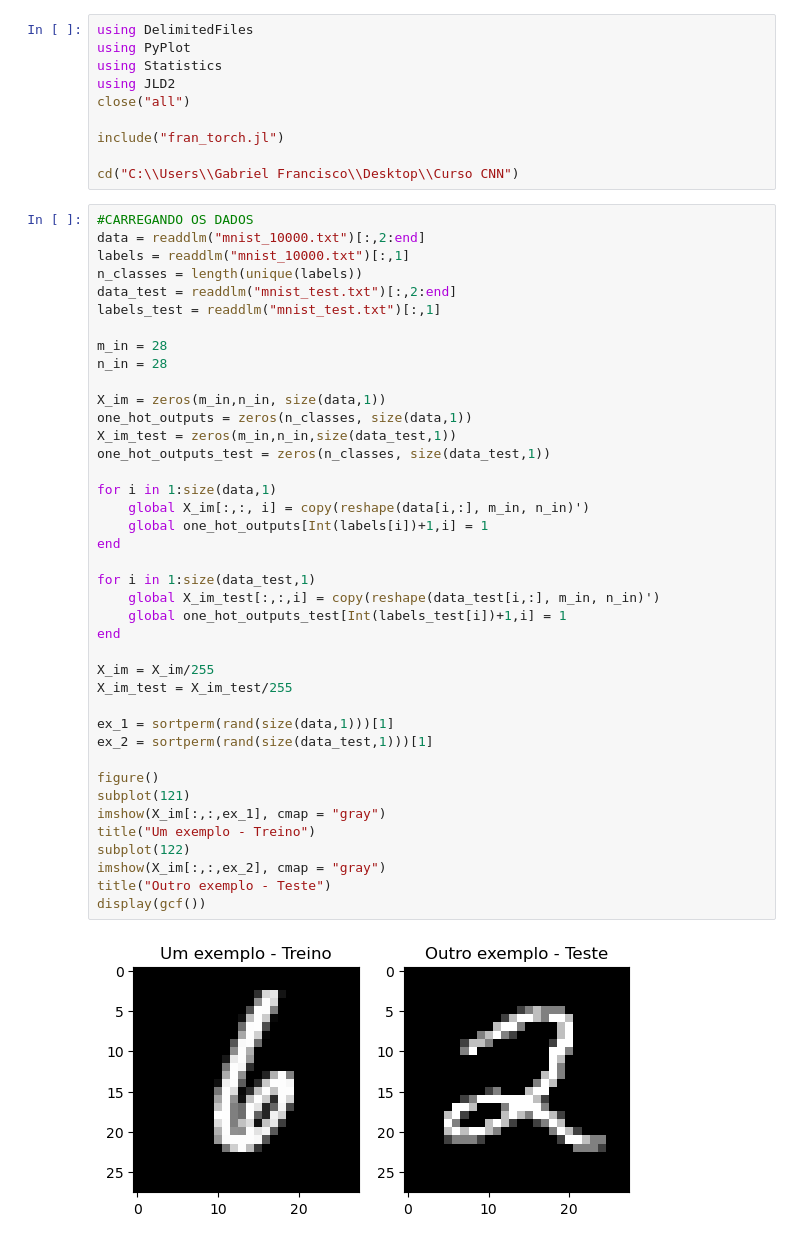
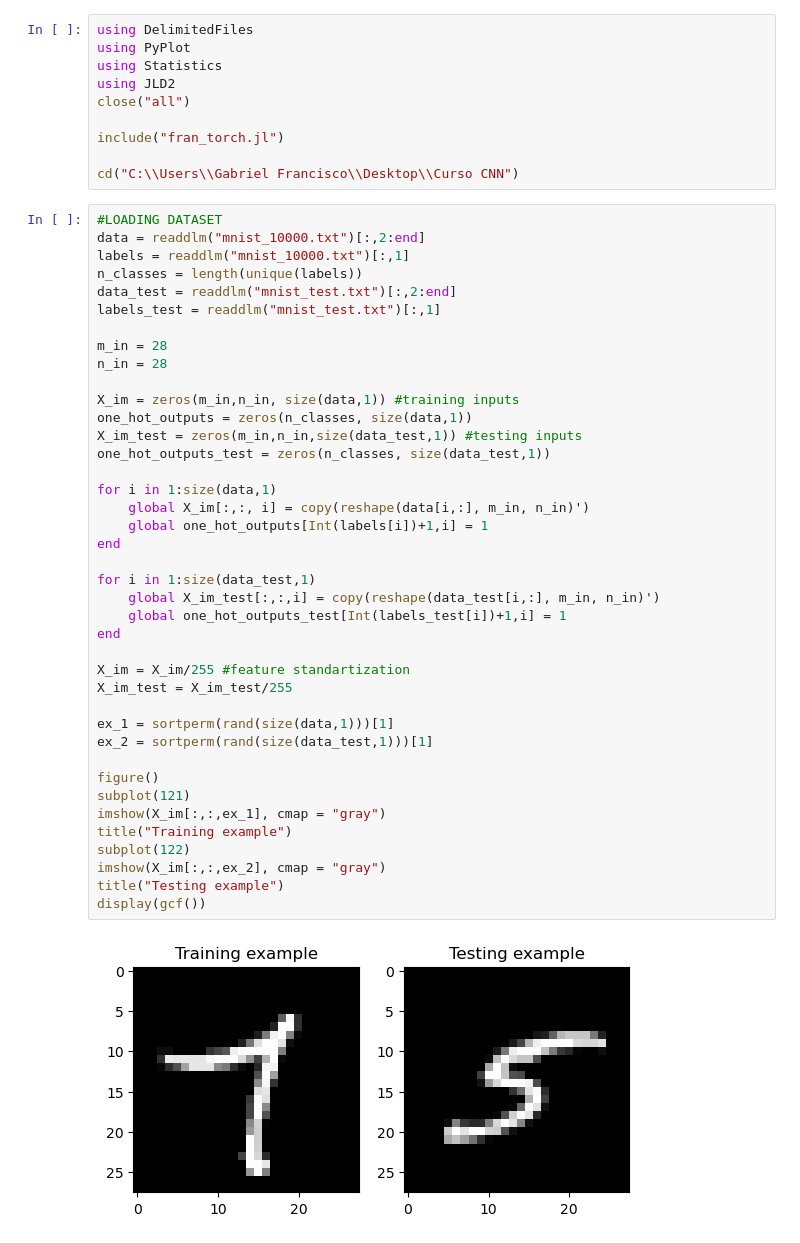
Before and after one commit to gabrielfab0022/deep-learning-from-scratch-, a Jupyter notebook: lenet5_mnist10000.ipynb, the cells around one changed output. Saved outputs shown, nothing was run; the diff lists cells and outputs as text.

```diff
--- a/lenet5_mnist10000.ipynb
+++ b/lenet5_mnist10000.ipynb
@@ -9,7 +9,7 @@ include("fran_torch.jl")
 
 cd("C:\\Users\\Gabriel Francisco\\Desktop\\Curso CNN")
 # %%
-#CARREGANDO OS DADOS
+#LOADING DATASET
 data = readdlm("mnist_10000.txt")[:,2:end]
 labels = readdlm("mnist_10000.txt")[:,1]
 n_classes = length(unique(labels))
@@ -17,37 +17,37 @@ data_test = readdlm("mnist_test.txt")[:,2:end]
 labels_test = readdlm("mnist_test.txt")[:,1]
 
 m_in = 28
 n_in = 28
 
-X_im = zeros(m_in,n_in, size(data,1))
+X_im = zeros(m_in,n_in, size(data,1)) #training inputs
 one_hot_outputs = zeros(n_classes, size(data,1))
-X_im_test = zeros(m_in,n_in,size(data_test,1))
+X_im_test = zeros(m_in,n_in,size(data_test,1)) #testing inputs
 one_hot_outputs_test = zeros(n_classes, size(data_test,1))
 
 for i in 1:size(data,1)
     global X_im[:,:, i] = copy(reshape(data[i,:], m_in, n_in)')
     global one_hot_outputs[Int(labels[i])+1,i] = 1
 end
 
 for i in 1:size(data_test,1)
     global X_im_test[:,:,i] = copy(reshape(data_test[i,:], m_in, n_in)')
     global one_hot_outputs_test[Int(labels_test[i])+1,i] = 1
 end
 
-X_im = X_im/255
+X_im = X_im/255 #feature standartization
 X_im_test = X_im_test/255
 
 ex_1 = sortperm(rand(size(data,1)))[1]
 ex_2 = sortperm(rand(size(data_test,1)))[1]
 
 figure()
 subplot(121)
 imshow(X_im[:,:,ex_1], cmap = "gray")
-title("Um exemplo - Treino")
+title("Training example")
 subplot(122)
 imshow(X_im[:,:,ex_2], cmap = "gray")
-title("Outro exemplo - Teste")
+title("Testing example")
 display(gcf())
 # %% [output]
-[figure, old version]
+[figure, new version]
 # %%
```
Also changed, not shown: parts of 4 cells of this notebook.
